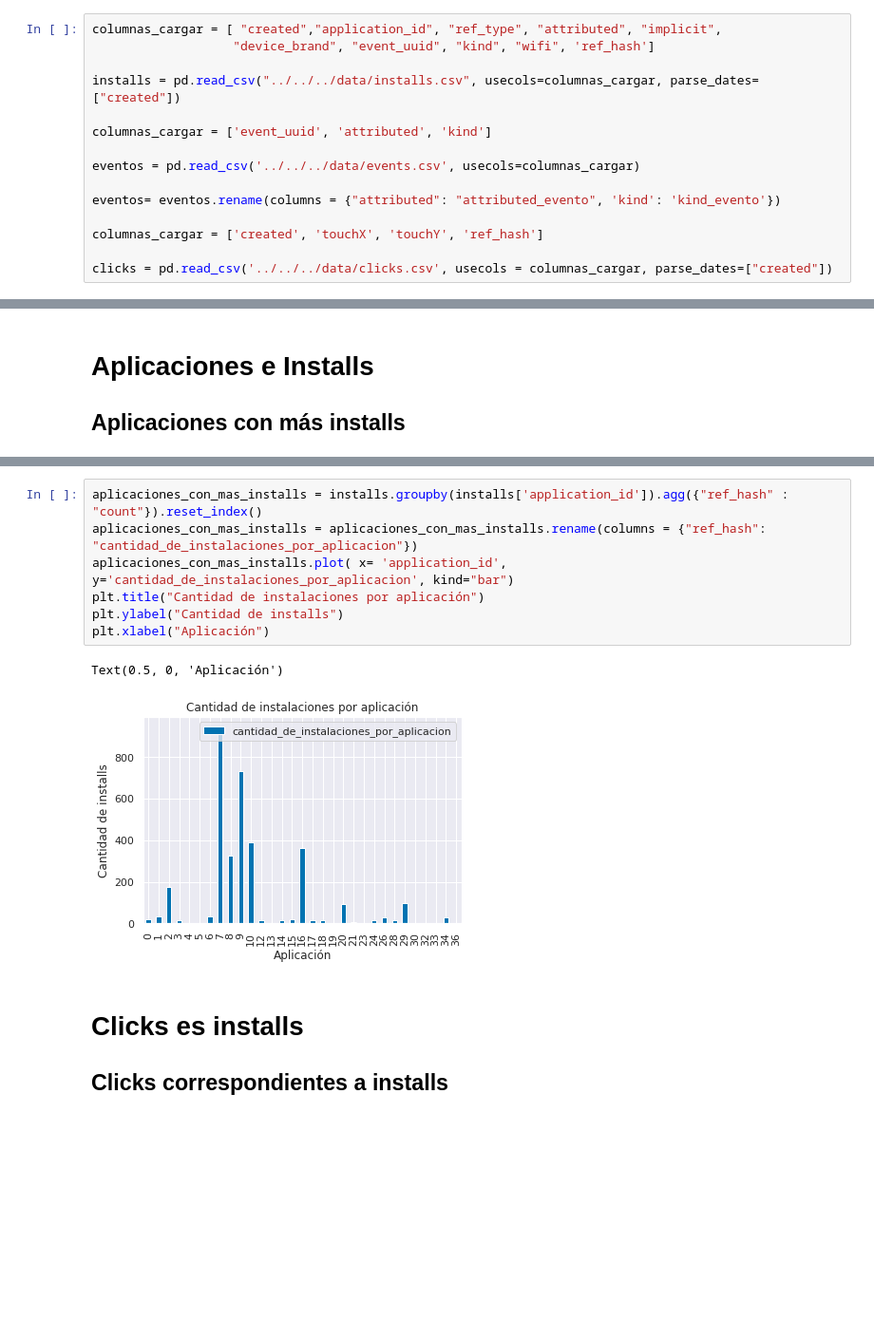
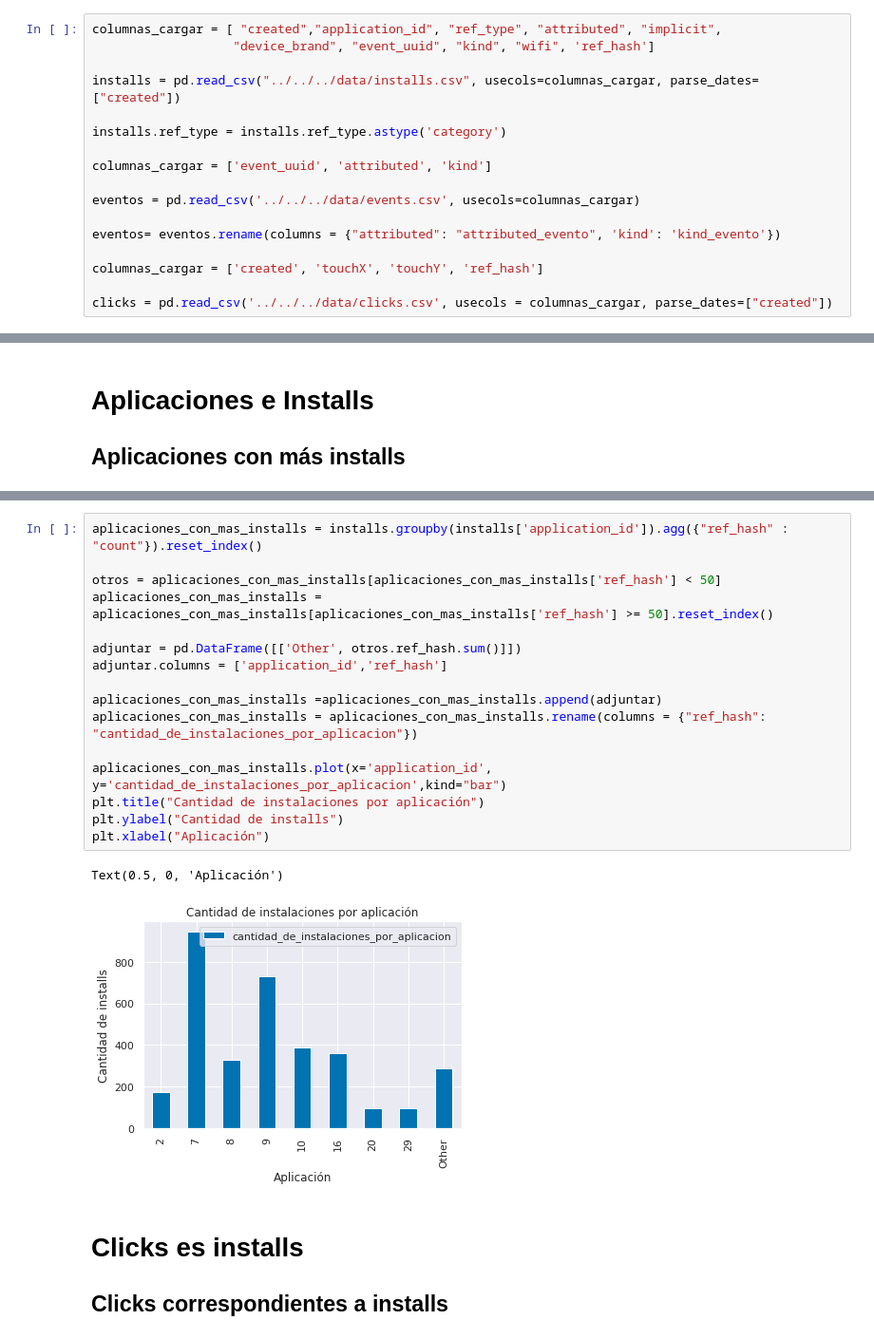
Before and after one commit to mateoicalvo/7506, a Jupyter notebook: tp1/analisis/installs/AnalisisInstalls.ipynb, the cells around one changed output, grey strips where cells are left out. Shown at 95% size. Drawn from its saved outputs; the diff is of its cells as text; blank space fills up the shorter version.

```diff
--- a/tp1/analisis/installs/AnalisisInstalls.ipynb
+++ b/tp1/analisis/installs/AnalisisInstalls.ipynb
@@ -17,6 +17,8 @@ columnas_cargar = [ "created","application_id", "ref_type", "attributed", "impli
                    "device_brand", "event_uuid", "kind", "wifi", 'ref_hash']
 
 installs = pd.read_csv("../../../data/installs.csv", usecols=columnas_cargar, parse_dates=["created"])
+
+installs.ref_type = installs.ref_type.astype('category')
 
 columnas_cargar = ['event_uuid', 'attributed', 'kind']
 
@@ -177,13 +266,22 @@ install_evento.head()
 # %%
 aplicaciones_con_mas_installs = installs.groupby(installs['application_id']).agg({"ref_hash" : "count"}).reset_index()
+
+otros = aplicaciones_con_mas_installs[aplicaciones_con_mas_installs['ref_hash'] < 50]
+aplicaciones_con_mas_installs = aplicaciones_con_mas_installs[aplicaciones_con_mas_installs['ref_hash'] >= 50].reset_index()
+
+adjuntar = pd.DataFrame([['Other', otros.ref_hash.sum()]])
+adjuntar.columns = ['application_id','ref_hash']
+
+aplicaciones_con_mas_installs =aplicaciones_con_mas_installs.append(adjuntar)
 aplicaciones_con_mas_installs = aplicaciones_con_mas_installs.rename(columns = {"ref_hash": "cantidad_de_instalaciones_por_aplicacion"})
-aplicaciones_con_mas_installs.plot( x= 'application_id',  y='cantidad_de_instalaciones_por_aplicacion', kind="bar")
+
+aplicaciones_con_mas_installs.plot(x='application_id', y='cantidad_de_instalaciones_por_aplicacion',kind="bar")
 plt.title("Cantidad de instalaciones por aplicación")
 plt.ylabel("Cantidad de installs")
 plt.xlabel("Aplicación")
 # %% [output]
 Text(0.5, 0, 'Aplicación')
-[figure, old version]
+[figure, new version]
 # %% [markdown]
 # Clicks es installs
 
```
Also changed, not shown: parts of 22 cells of this notebook.
